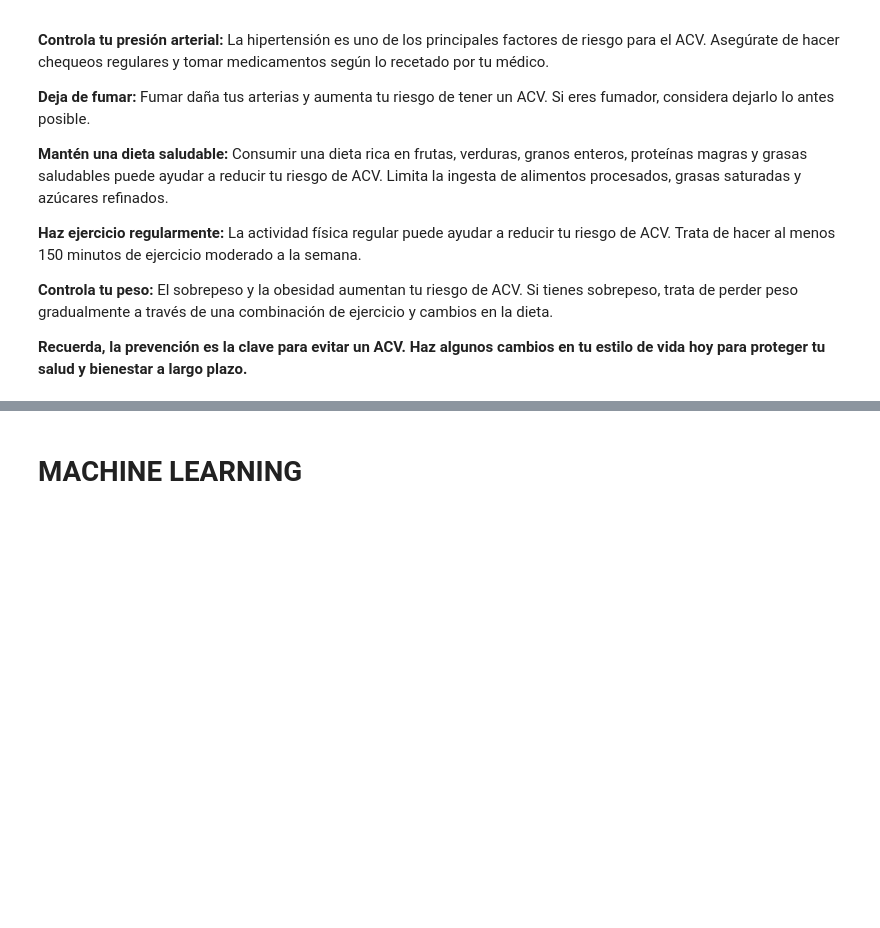
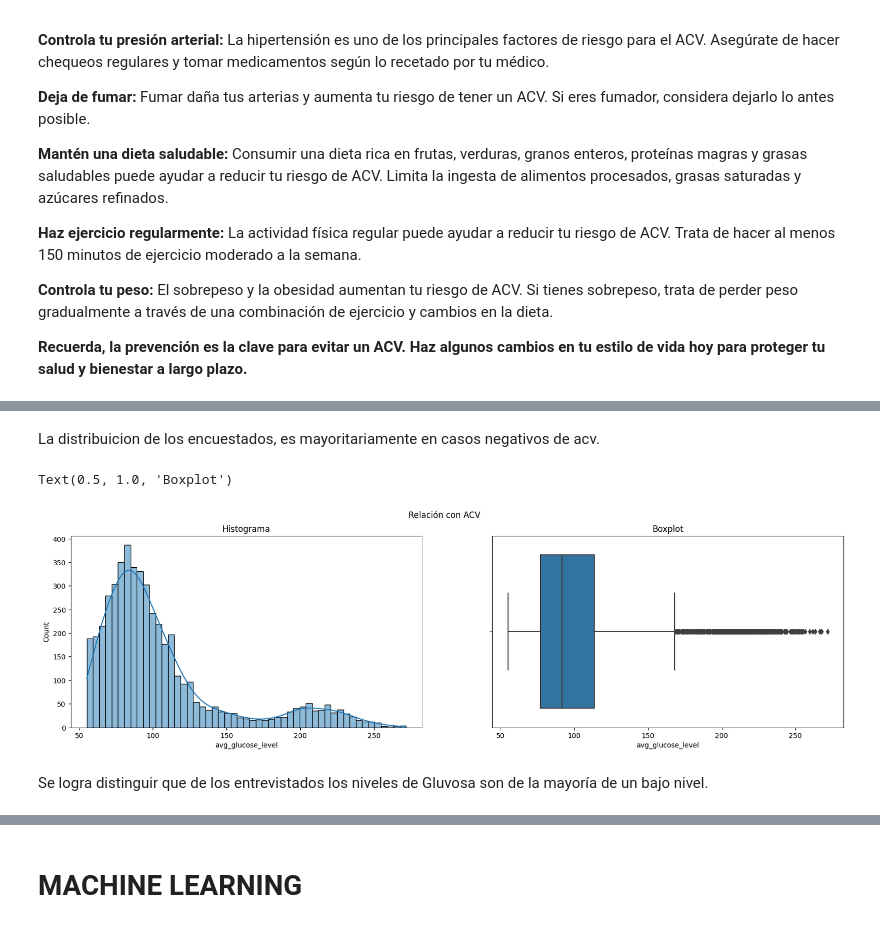
Before and after one commit to JavierArdans/2-Entrega-DataScience-CoderHouse, a Jupyter notebook: Final_ACV.ipynb, the cells around one changed output, grey strips where cells are left out. Drawn from its saved outputs; the diff is of its cells as text; code cells hidden in the pictures; blank space fills up the shorter version.

```diff
--- a/Final_ACV.ipynb
+++ b/Final_ACV.ipynb
@@ -322,0 +416,18 @@
+# %% [markdown]
+La distribuicion de los encuestados, es mayoritariamente en casos negativos de acv.
+# %%
+fig, axes = plt.subplots(1, 2, figsize=(20, 5))
+fig.suptitle('Relación con ACV')
+
+# Histograma
+sns.histplot(ax=axes[0], x = acv['avg_glucose_level'], kde = True)
+axes[0].set_title("Histograma")
+
+# Boxplot
+sns.boxplot(ax=axes[1], x = acv['avg_glucose_level'])
+axes[1].set_title("Boxplot")
+# %% [output]
+Text(0.5, 1.0, 'Boxplot')
+[figure, added]
+# %% [markdown]
+Se logra distinguir que de los entrevistados los niveles de Gluvosa son de la mayoría de un bajo nivel.
```
Also changed, not shown: parts of 38 cells of this notebook.
